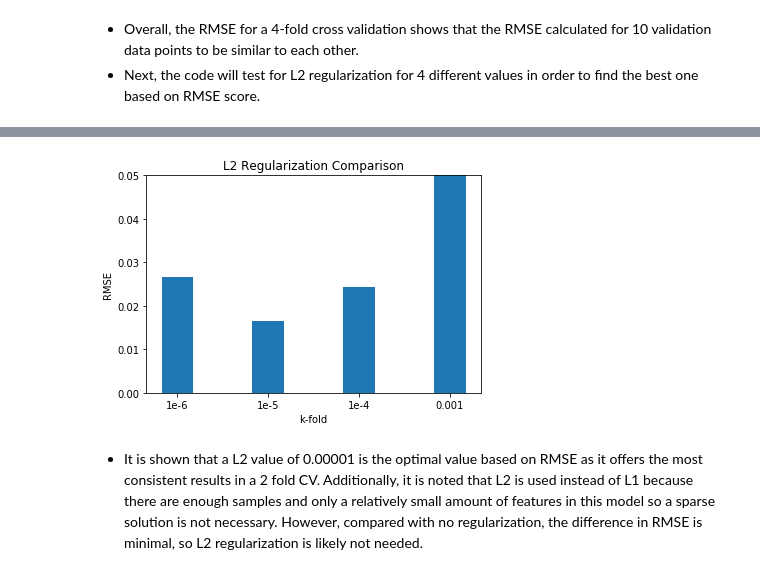
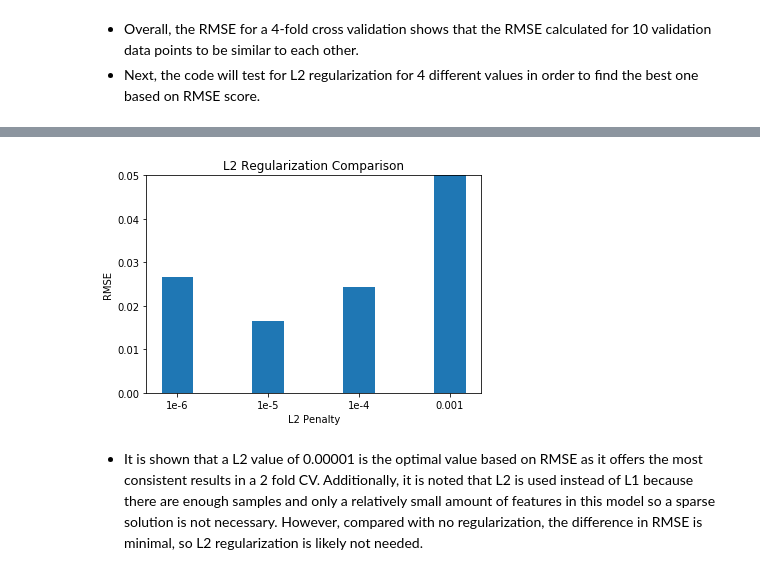
Before and after one commit to Columbia-Intro-Data-Science/python-introduction-kj2431, a Jupyter notebook: final_project/APMA4990-final-project-notebook.ipynb, the cells around one changed output, grey strips where cells are left out. Saved outputs shown, nothing was run; the diff lists cells and outputs as text; code cells hidden in the pictures.

```diff
--- a/final_project/APMA4990-final-project-notebook.ipynb
+++ b/final_project/APMA4990-final-project-notebook.ipynb
@@ -67,7 +67,7 @@ df['volume_delta'] = df.get('volume_delta')
 df['MA 20'] = y.rolling(20).mean()
 df['MA 50'] = y.rolling(50).mean()
 df['Daily Change'] = df['close']-df['open']
-df['Fluctuation'] = ((df['high']-df['low'])/df['low'])*100
+df['Range'] = ((df['high']-df['low'])/df['low'])*100
 df.tail(10)
 df = pd.DataFrame(df)
 
@@ -504,6 +560,7 @@ print(scores)
 # %%
 print(scores)
 i1 = [0,2,4,6]
+
 avg_scr = []
 for i in i1:
     scr1 = (scores[i]+scores[i+1])/2
@@ -511,7 +568,7 @@ for i in i1:
 
 print(avg_scr)
 plt.ylim([0,0.05])
-plt.xlabel('k-fold')
+plt.xlabel('L2 Penalty')
 plt.ylabel('RMSE')
 plt.title('L2 Regularization Comparison')
 plt.bar(ind,avg_scr, width)
@@ -523,4 +580,4 @@ plt.show()
-[figure, old version]
+[figure, new version]
 # %% [markdown]
 - It is shown that a L2 value of 0.00001 is the optimal value based on RMSE as it offers the most consistent results in a 2 fold CV. Additionally, it is noted that L2 is used instead of L1 because there are enough samples and only a relatively small amount of features in this model so a sparse solution is not necessary. However, compared with no regularization, the difference in RMSE is minimal, so L2 regularization is likely not needed.
 # %%
```
Also changed, not shown: parts of 38 cells of this notebook.
